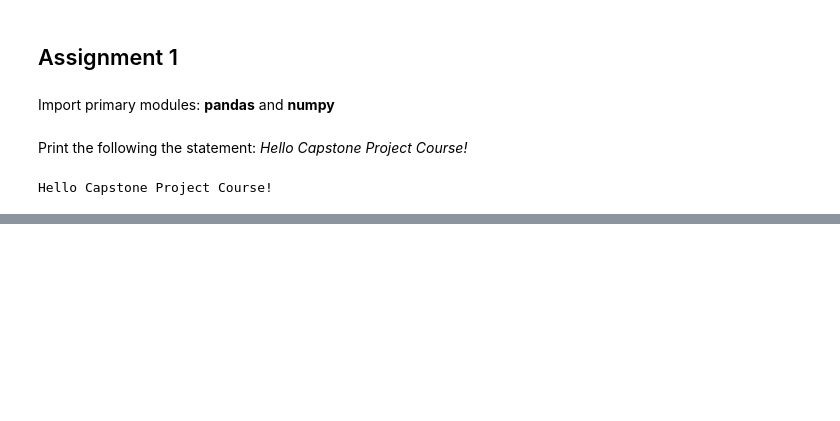
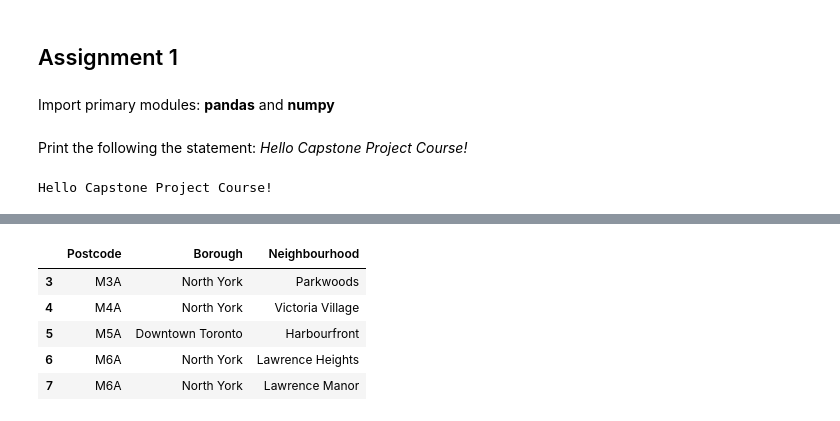
Before and after one commit to IrwanP/applied-data-science-capstone-2, a Jupyter notebook: Applied_Data_Science_Capstone_Assignment_1.ipynb, the cells around one changed output, grey strips where cells are left out. Cells and saved outputs as stored; diff of their text form; code cells hidden in the pictures; blank space fills up the shorter version.

```diff
--- a/Applied_Data_Science_Capstone_Assignment_1.ipynb
+++ b/Applied_Data_Science_Capstone_Assignment_1.ipynb
@@ -19,0 +53,11 @@ Hello Capstone Project Course!
+# %%
+# Remove cells with a borough that is not assigned.
+PBN_table_temp=PBN_table.drop(PBN_table[PBN_table["Borough"] == "Not assigned"].index)
+PBN_table_temp.head()
+# %% [output]
+|  | Postcode | Borough | Neighbourhood |
+| 3 | M3A | North York | Parkwoods |
+| 4 | M4A | North York | Victoria Village |
+| 5 | M5A | Downtown Toronto | Harbourfront |
+| 6 | M6A | North York | Lawrence Heights |
+| 7 | M6A | North York | Lawrence Manor |
```
Also changed, not shown: parts of 16 cells of this notebook.
